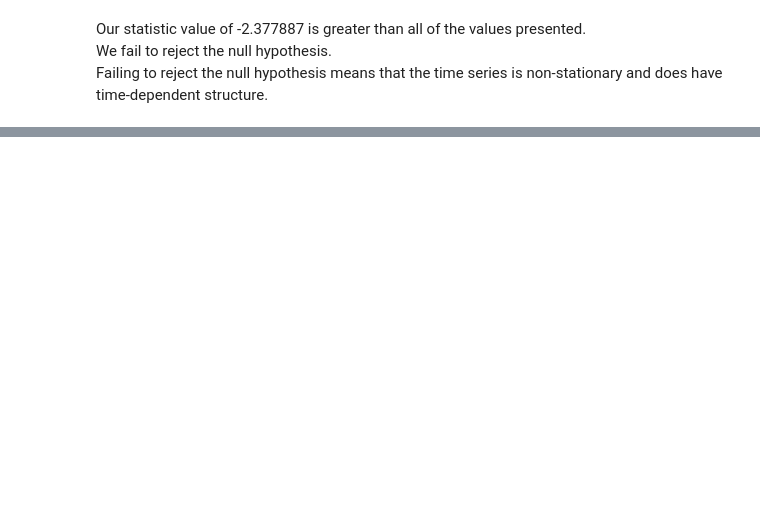
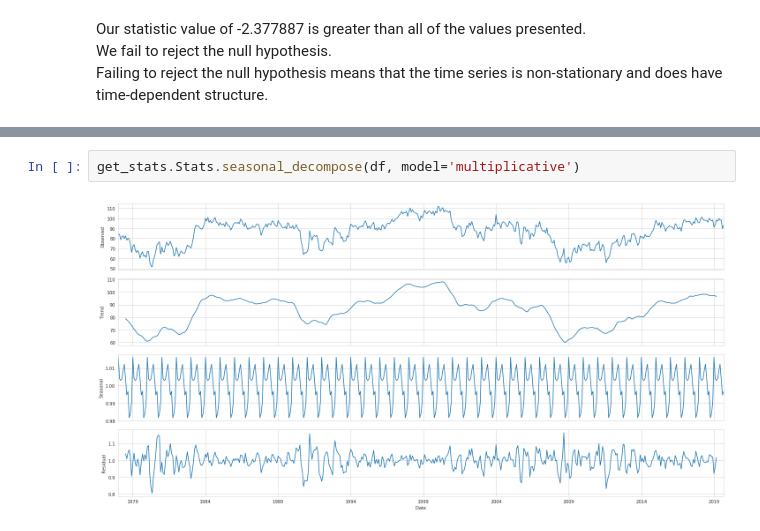
Before and after one commit to nt-ds/ckt-time-series-analysis, a Jupyter notebook: notebooks/Consumer Sentiment - Time Series Analysis.ipynb, the cells around one changed output, grey strips where cells are left out. Cells and saved outputs as stored; diff of their text form; blank space fills up the shorter version.

```diff
--- a/notebooks/Consumer Sentiment - Time Series Analysis.ipynb
+++ b/notebooks/Consumer Sentiment - Time Series Analysis.ipynb
@@ -224,0 +283,4 @@ Failing to reject the null hypothesis means that the time series is non-stationa
+# %%
+get_stats.Stats.seasonal_decompose(df, model='multiplicative')
+# %% [output]
+[figure, added]
```
Also changed, not shown: parts of 45 cells of this notebook.
